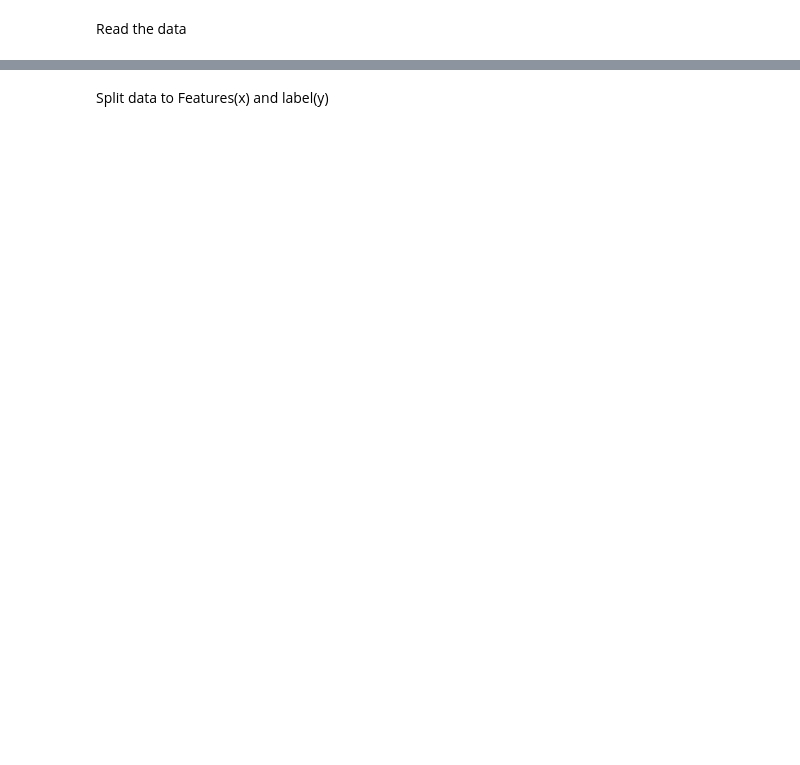
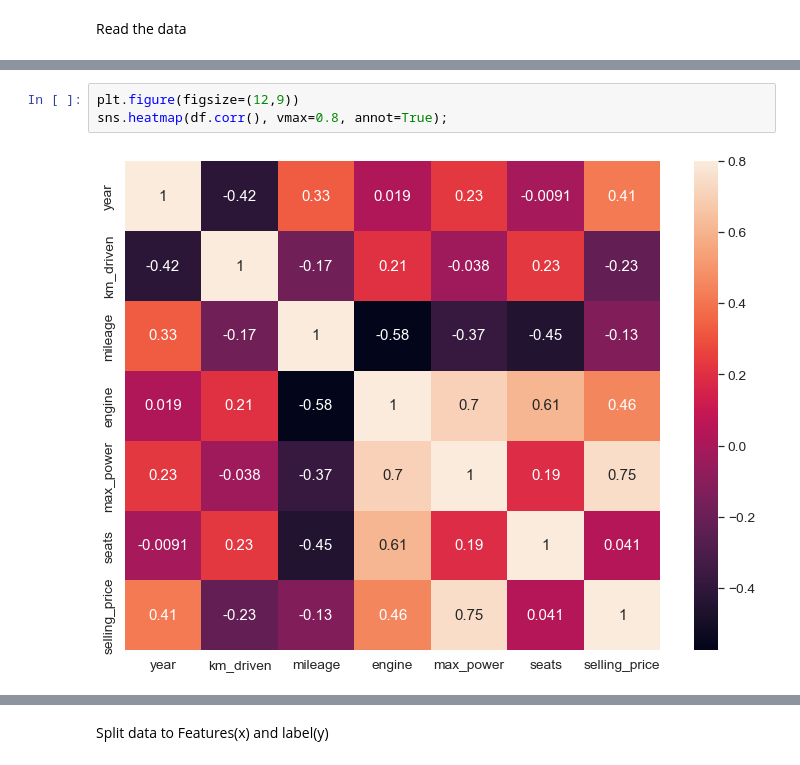
Before and after one commit to mohamedrashad102/ML, a Jupyter notebook: models/cars/Cars_me.ipynb, the cells around one changed output, grey strips where cells are left out. Drawn from its saved outputs; the diff is of its cells as text; blank space fills up the shorter version.

```diff
--- a/models/cars/Cars_me.ipynb
+++ b/models/cars/Cars_me.ipynb
@@ -11,0 +20,5 @@ df.head()
+# %%
+plt.figure(figsize=(12,9))
+sns.heatmap(df.corr(), vmax=0.8, annot=True);
+# %% [output]
+[figure, added]
```
Also changed, not shown: parts of 24 cells of this notebook, 3 other files.
